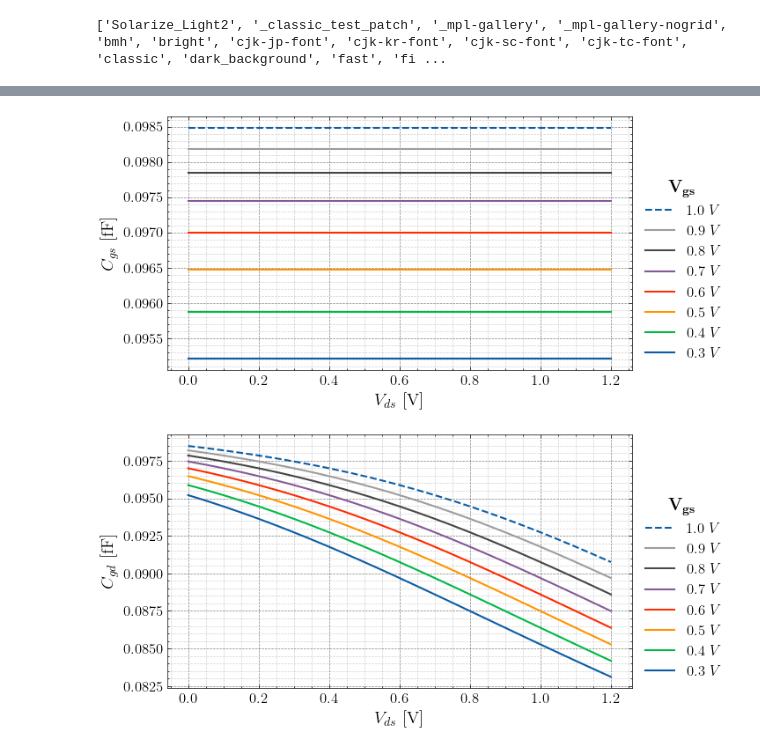
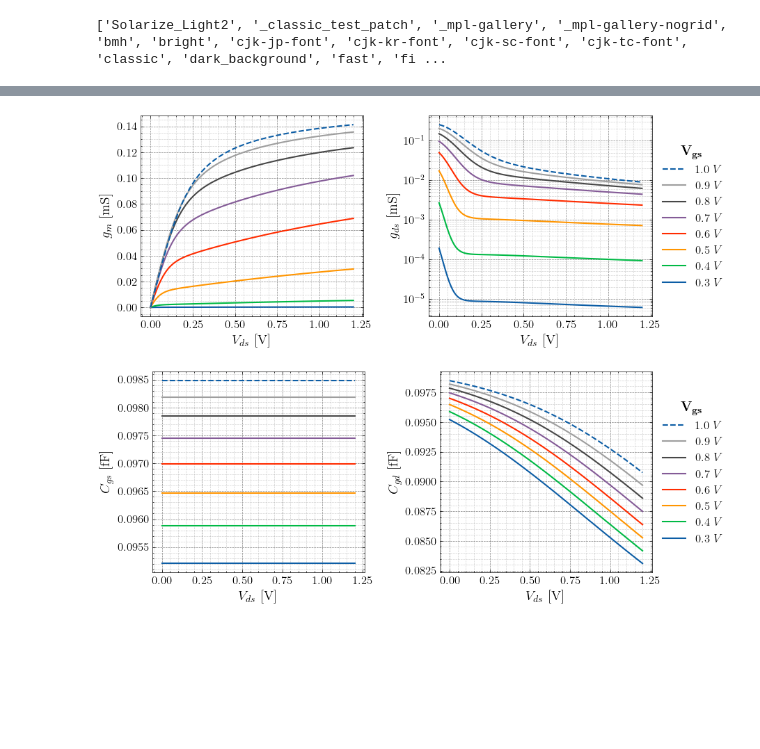
Before and after one commit to CedricHirschi/ngspice_cosim_inv, a Jupyter notebook: visualization/nmos_characteristics.ipynb, the cells around one changed output, grey strips where cells are left out. Drawn from its saved outputs; the diff is of its cells as text; code cells hidden in the pictures; blank space fills up the shorter version.

```diff
--- a/visualization/nmos_characteristics.ipynb
+++ b/visualization/nmos_characteristics.ipynb
@@ -139,9 +255,14 @@ plot_vds_vgs_sweep(gds, "$g_{ds}$ [S]", ylog=True, filename="gds")
+# %%
+plot_vds_vgs_sweep_dual((gm * 1e3, gds * 1e3), ("$g_m$ [mS]", "$g_{ds}$ [mS]"), ylog=(False, True), filename="gm_gds")
+# %% [output]
+[figure, added]
 # %%
-plot_vds_vgs_sweep(cgs * 1e15, "$C_{gs}$ [fF]", filename="cgs")
-plot_vds_vgs_sweep(cgd * 1e15, "$C_{gd}$ [fF]", filename="cgd")
+# plot_vds_vgs_sweep(cgs * 1e15, "$C_{gs}$ [fF]", filename="cgs")
+# plot_vds_vgs_sweep(cgd * 1e15, "$C_{gd}$ [fF]", filename="cgd")
-# %% [output]
-[figure, removed]
-[figure, removed]
+# %%
+plot_vds_vgs_sweep_dual((cgs * 1e15, cgd * 1e15), ("$C_{gs}$ [fF]", "$C_{gd}$ [fF]"), filename="cgs_cgd")
+# %% [output]
+[figure, added]
 # %%
 # plt.figure(figsize=(FIG_WIDTH*0.9, FIG_WIDTH * 0.5))
 
```
Also changed, not shown: parts of 9 cells of this notebook, 22 other files.
